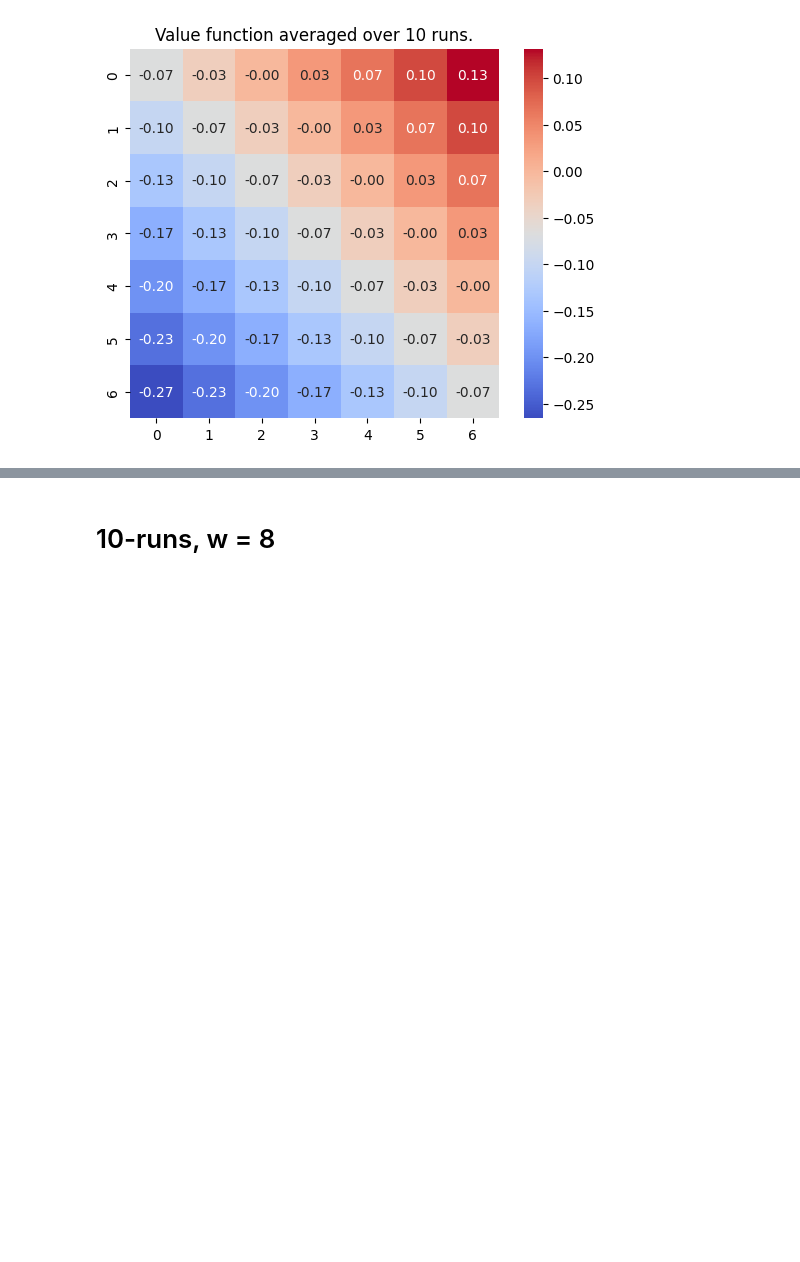
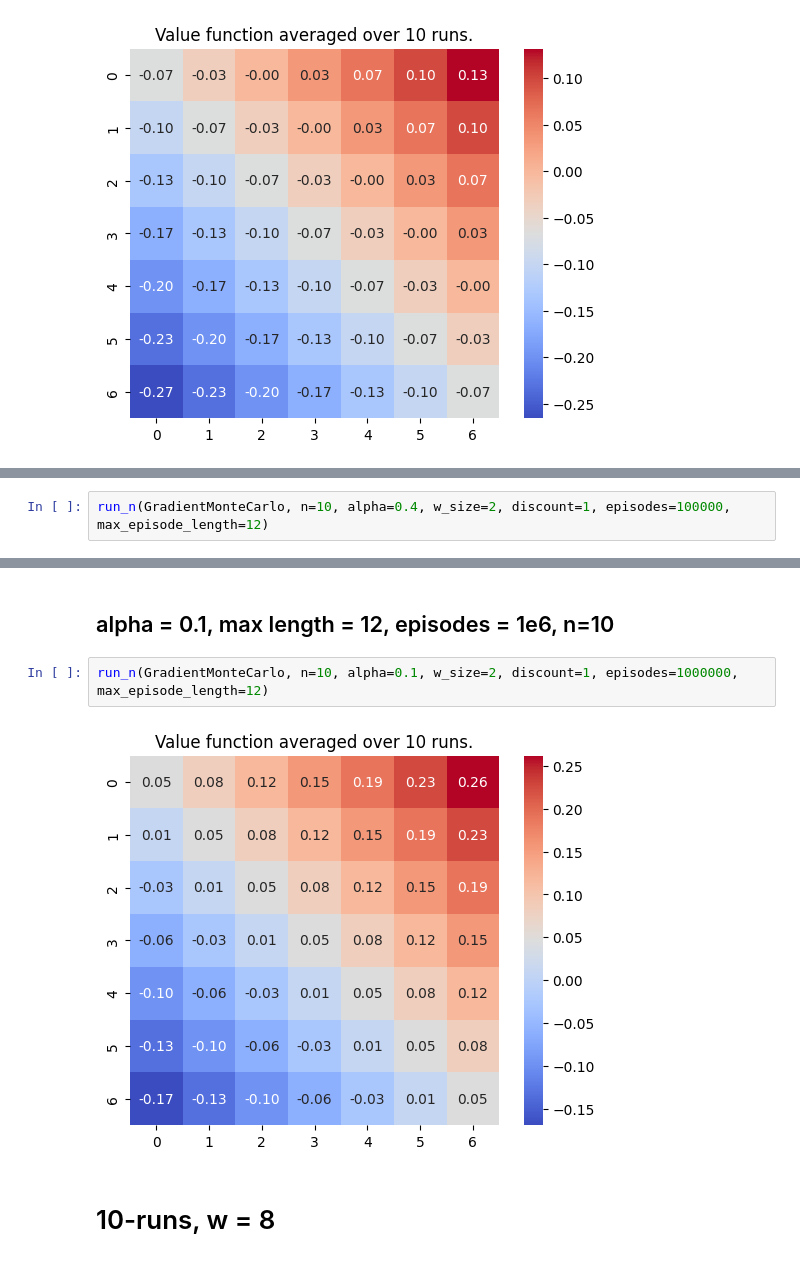
Before and after one commit to P-A-D/RL_Assignment_3, a Jupyter notebook: Runs2.ipynb, the cells around one changed output, grey strips where cells are left out. Saved outputs shown, nothing was run; the diff lists cells and outputs as text; blank space fills up the shorter version.

```diff
--- a/Runs2.ipynb
+++ b/Runs2.ipynb
@@ -178,0 +181,2 @@ run_n(GradientMonteCarlo, n=10, alpha=0.3, w_size=2, discount=1, episodes=100000
+# %%
+run_n(GradientMonteCarlo, n=10, alpha=0.4, w_size=2, discount=1, episodes=100000, max_episode_length=12)
@@ -179,3 +185,9 @@ run_n(GradientMonteCarlo, n=10, alpha=0.3, w_size=2, discount=1, episodes=100000
+# %% [markdown]
+## alpha = 0.1, max length = 12, episodes = 1e6, n=10
+# %%
+run_n(GradientMonteCarlo, n=10, alpha=0.1, w_size=2, discount=1, episodes=1000000, max_episode_length=12)
+# %% [output]
+[figure, added]
 # %% [markdown]
 # 10-runs, w = 8
 # %% [markdown]
```
Also changed, not shown: parts of 16 cells of this notebook.
